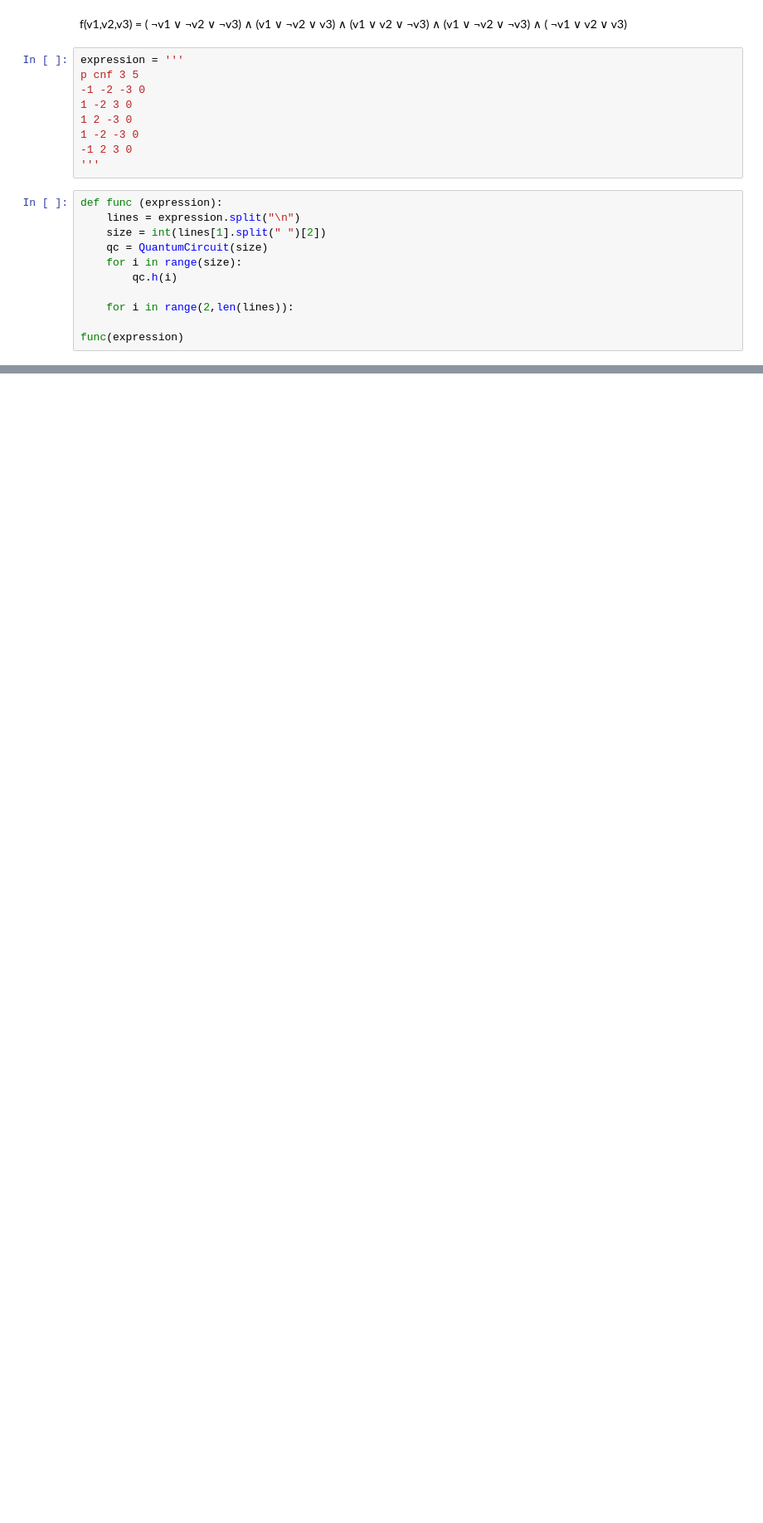
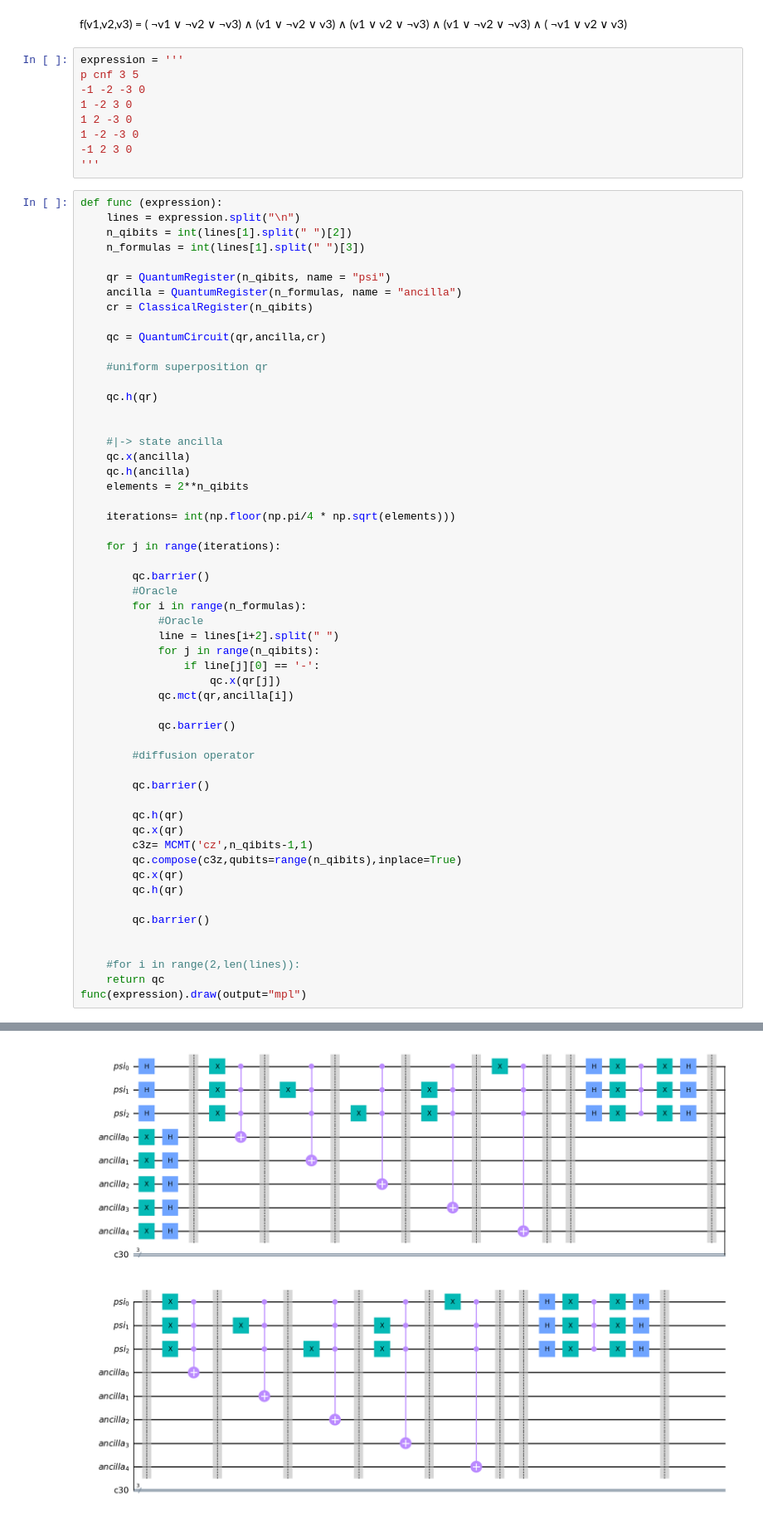
Before and after one commit to bmarrao/PIC, a Jupyter notebook: tp.ipynb, the cells around one changed output, grey strips where cells are left out. Shown at 83% size. Drawn from its saved outputs; the diff is of its cells as text; blank space fills up the shorter version.

Commit message:
Falta juntar os ancillas

```diff
--- a/tp.ipynb
+++ b/tp.ipynb
@@ -40,12 +40,56 @@ p cnf 3 5
 # %%
 def func (expression):
     lines = expression.split("\n")
-    size = int(lines[1].split(" ")[2])
-    qc = QuantumCircuit(size)
-    for i in range(size):
-        qc.h(i)
+    n_qibits = int(lines[1].split(" ")[2])
+    n_formulas = int(lines[1].split(" ")[3])
 
-    for i in range(2,len(lines)):
+    qr = QuantumRegister(n_qibits, name = "psi")
+    ancilla = QuantumRegister(n_formulas, name = "ancilla")
+    cr = ClassicalRegister(n_qibits)
 
-func(expression)
+    qc = QuantumCircuit(qr,ancilla,cr)
+
+    #uniform superposition qr
+
+    qc.h(qr)
+
+
+    #|-> state ancilla
+    qc.x(ancilla)
+    qc.h(ancilla)
+    elements = 2**n_qibits
+
+    iterations= int(np.floor(np.pi/4 * np.sqrt(elements)))
+
+    for j in range(iterations):
+
+        qc.barrier()
+        #Oracle
+        for i in range(n_formulas):
+            #Oracle
+            line = lines[i+2].split(" ")
+            for j in range(n_qibits):
+                if line[j][0] == '-':
+                    qc.x(qr[j])
+            qc.mct(qr,ancilla[i])
+
+            qc.barrier()
+
+        #diffusion operator
+
+        qc.barrier()
+
+        qc.h(qr)
+        qc.x(qr)
+        c3z= MCMT('cz',n_qibits-1,1)
+        qc.compose(c3z,qubits=range(n_qibits),inplace=True)
+        qc.x(qr)
+        qc.h(qr)
+
+        qc.barrier()
+
+
+    #for i in range(2,len(lines)):
+    return qc
+func(expression).draw(output="mpl")
 # %% [output]
@@ -57,0 +96 @@ func(expression)
+[figure, added]
```
Also changed, not shown: parts of 2 cells of this notebook.
